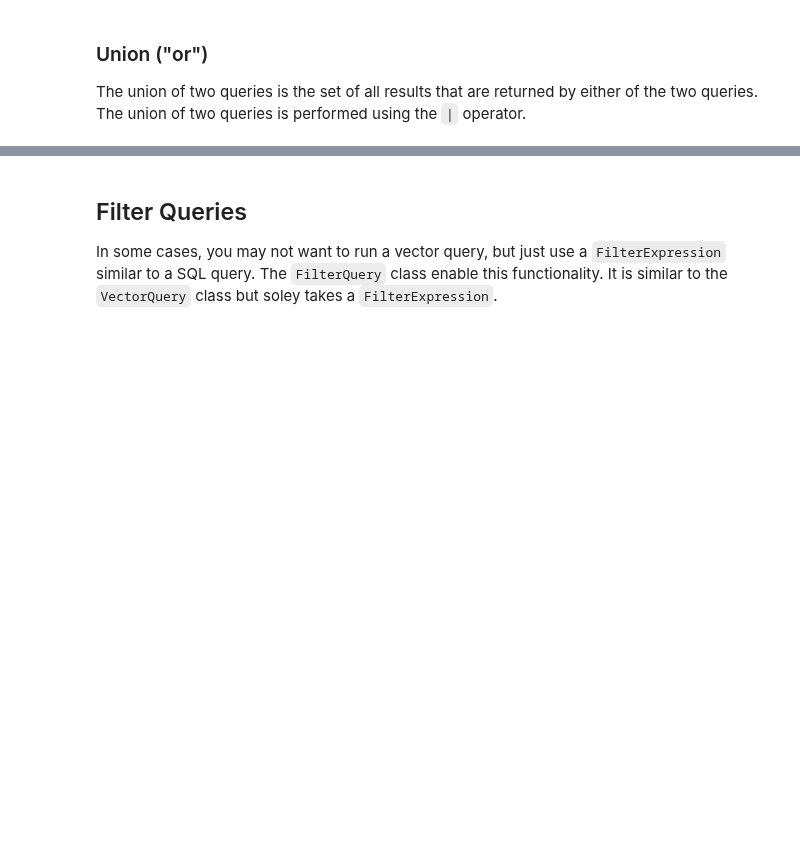
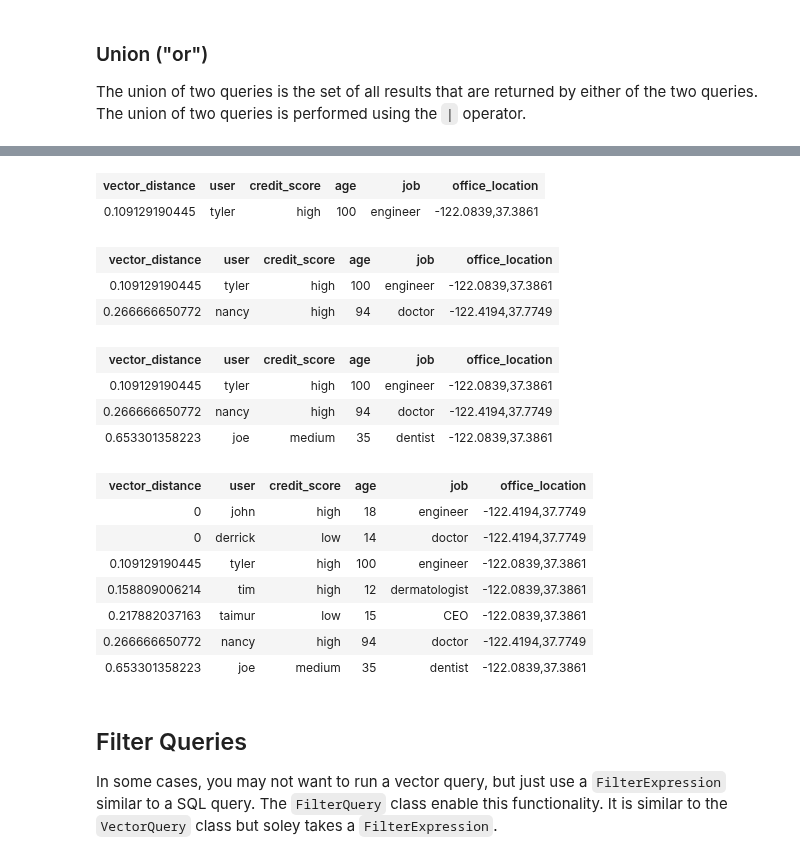
Before and after one commit to redis/redis-vl-python, a Jupyter notebook: docs/user_guide/hybrid_queries_02.ipynb, the cells around one changed output, grey strips where cells are left out. Drawn from its saved outputs; the diff is of its cells as text; code cells hidden in the pictures; blank space fills up the shorter version.

```diff
--- a/docs/user_guide/hybrid_queries_02.ipynb
+++ b/docs/user_guide/hybrid_queries_02.ipynb
@@ -355,3 +365,53 @@ result_print(index.query(v))
+# %%
+#
+def make_filter(age=None, credit=None, job=None):
+    flexible_filter = (
+        (Num("age") > age) &
+        (Tag("credit_score") == credit) &
+        (Text("job") % job)
+    )
+    return flexible_filter
+# %%
+# all parameters
+combined = make_filter(age=18, credit="high", job="engineer")
+v.set_filter(combined)
+result_print(index.query(v))
+# %% [output]
+| vector_distance | user | credit_score | age | job | office_location |
+| 0.109129190445 | tyler | high | 100 | engineer | -122.0839,37.3861 |
+# %%
+# just age and credit_score
+combined = make_filter(age=18, credit="high")
+v.set_filter(combined)
+result_print(index.query(v))
+# %% [output]
+| vector_distance | user | credit_score | age | job | office_location |
+| 0.109129190445 | tyler | high | 100 | engineer | -122.0839,37.3861 |
+| 0.266666650772 | nancy | high | 94 | doctor | -122.4194,37.7749 |
+# %%
+# just age
+combined = make_filter(age=18)
+v.set_filter(combined)
+result_print(index.query(v))
+# %% [output]
+| vector_distance | user | credit_score | age | job | office_location |
+| 0.109129190445 | tyler | high | 100 | engineer | -122.0839,37.3861 |
+| 0.266666650772 | nancy | high | 94 | doctor | -122.4194,37.7749 |
+| 0.653301358223 | joe | medium | 35 | dentist | -122.0839,37.3861 |
+# %%
+# no filters
+combined = make_filter()
+v.set_filter(combined)
+result_print(index.query(v))
+# %% [output]
+| vector_distance | user | credit_score | age | job | office_location |
+| 0 | john | high | 18 | engineer | -122.4194,37.7749 |
+| 0 | derrick | low | 14 | doctor | -122.4194,37.7749 |
+| 0.109129190445 | tyler | high | 100 | engineer | -122.0839,37.3861 |
+| 0.158809006214 | tim | high | 12 | dermatologist | -122.0839,37.3861 |
+| 0.217882037163 | taimur | low | 15 | CEO | -122.0839,37.3861 |
+| 0.266666650772 | nancy | high | 94 | doctor | -122.4194,37.7749 |
+| 0.653301358223 | joe | medium | 35 | dentist | -122.0839,37.3861 |
 # %% [markdown]
 ## Filter Queries
 
```
Also changed, not shown: parts of 15 cells of this notebook, 4 other files.
